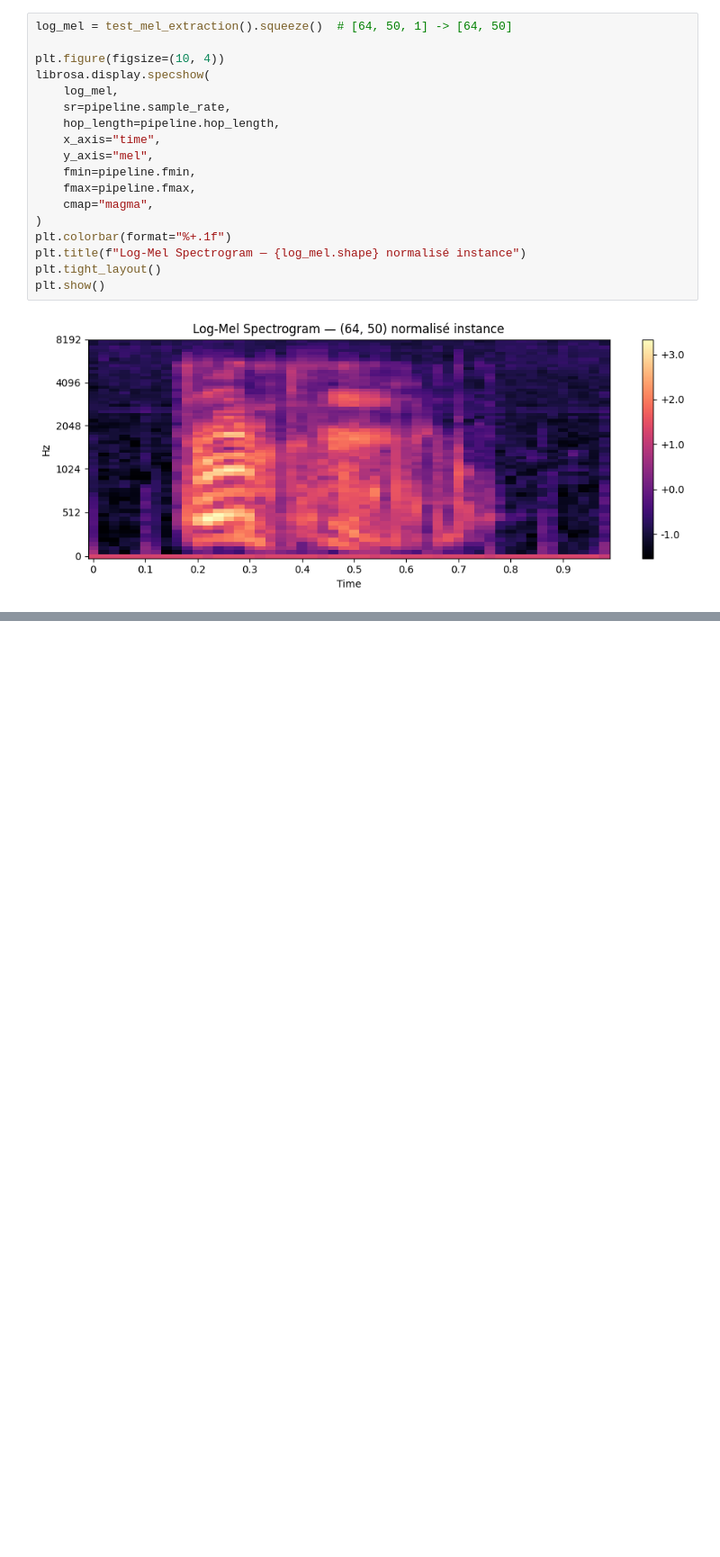
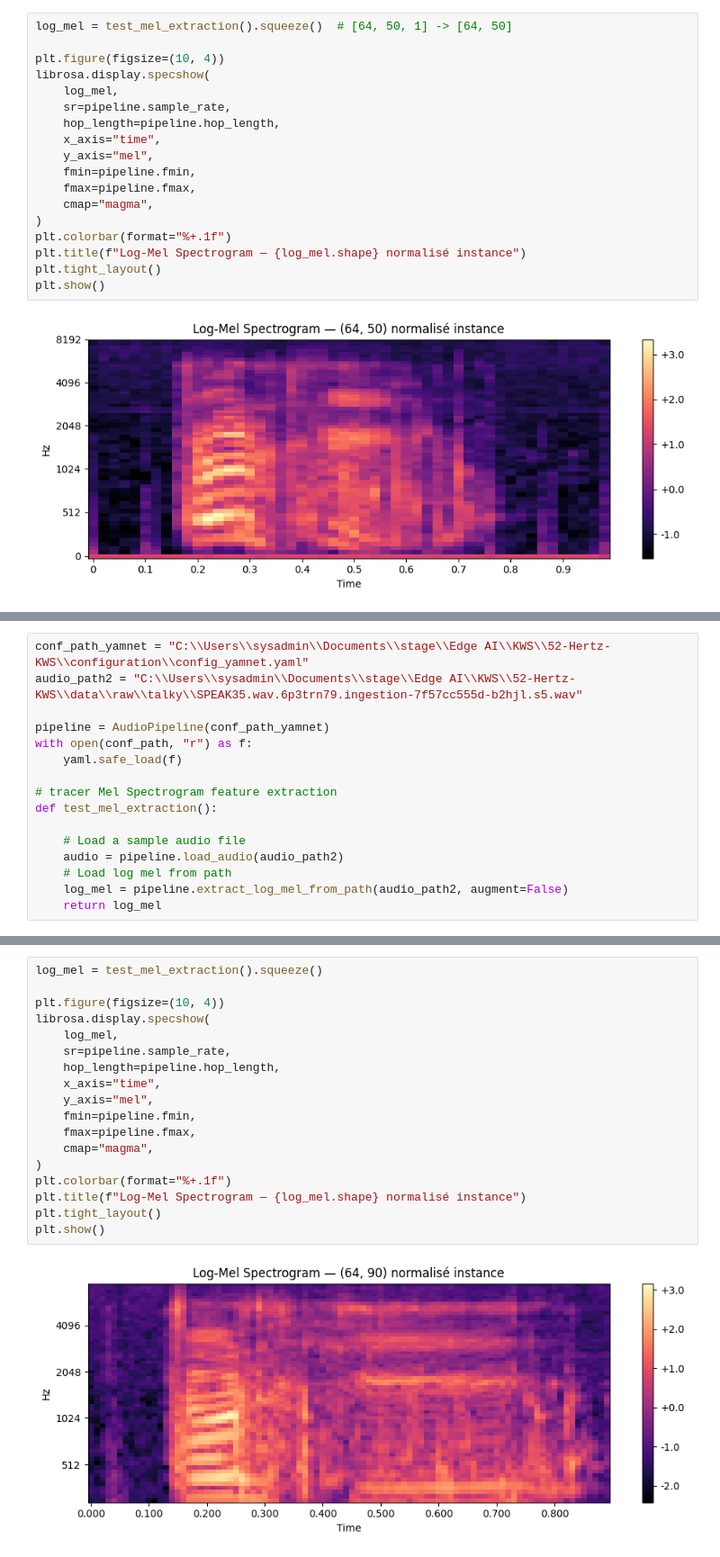
Before and after one commit to Fati349/52-Hertz-KWS, a Jupyter notebook: notebooks/preprocessing_test.ipynb, the cells around one changed output, grey strips where cells are left out. Shown at 90% size. Saved outputs shown, nothing was run; the diff lists cells and outputs as text; blank space fills up the shorter version.

Commit message:
changes in yamnet files, problem not yet resolved...

```diff
--- a/notebooks/preprocessing_test.ipynb
+++ b/notebooks/preprocessing_test.ipynb
@@ -80,0 +85,16 @@ plt.show()
+# %%
+conf_path_yamnet = "C:\\Users\\sysadmin\\Documents\\stage\\Edge AI\\KWS\\52-Hertz-KWS\\configuration\\config_yamnet.yaml"
+audio_path2 = "C:\\Users\\sysadmin\\Documents\\stage\\Edge AI\\KWS\\52-Hertz-KWS\\data\\raw\\talky\\SPEAK35.wav.6p3trn79.ingestion-7f57cc555d-b2hjl.s5.wav"
+
+pipeline = AudioPipeline(conf_path_yamnet)
+with open(conf_path, "r") as f:
+    yaml.safe_load(f)
+
+# tracer Mel Spectrogram feature extraction
+def test_mel_extraction():
+
+    # Load a sample audio file
+    audio = pipeline.load_audio(audio_path2)
+    # Load log mel from path
+    log_mel = pipeline.extract_log_mel_from_path(audio_path2, augment=False)
+    return log_mel
@@ -80,0 +127,20 @@ plt.show()
+# %%
+log_mel = test_mel_extraction().squeeze()
+
+plt.figure(figsize=(10, 4))
+librosa.display.specshow(
+    log_mel,
+    sr=pipeline.sample_rate,
+    hop_length=pipeline.hop_length,
+    x_axis="time",
+    y_axis="mel",
+    fmin=pipeline.fmin,
+    fmax=pipeline.fmax,
+    cmap="magma",
+)
+plt.colorbar(format="%+.1f")
+plt.title(f"Log-Mel Spectrogram — {log_mel.shape} normalisé instance")
+plt.tight_layout()
+plt.show()
+# %% [output]
+[figure, added]
```
Also changed, not shown: parts of 6 cells of this notebook, 11 other files.
